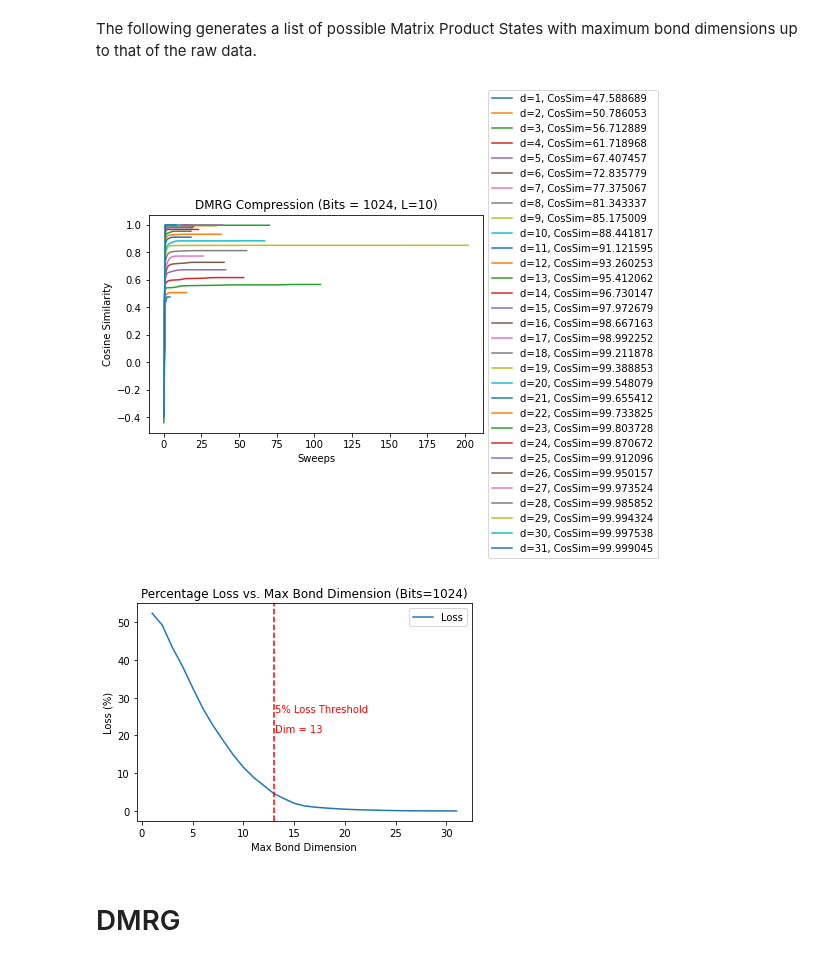
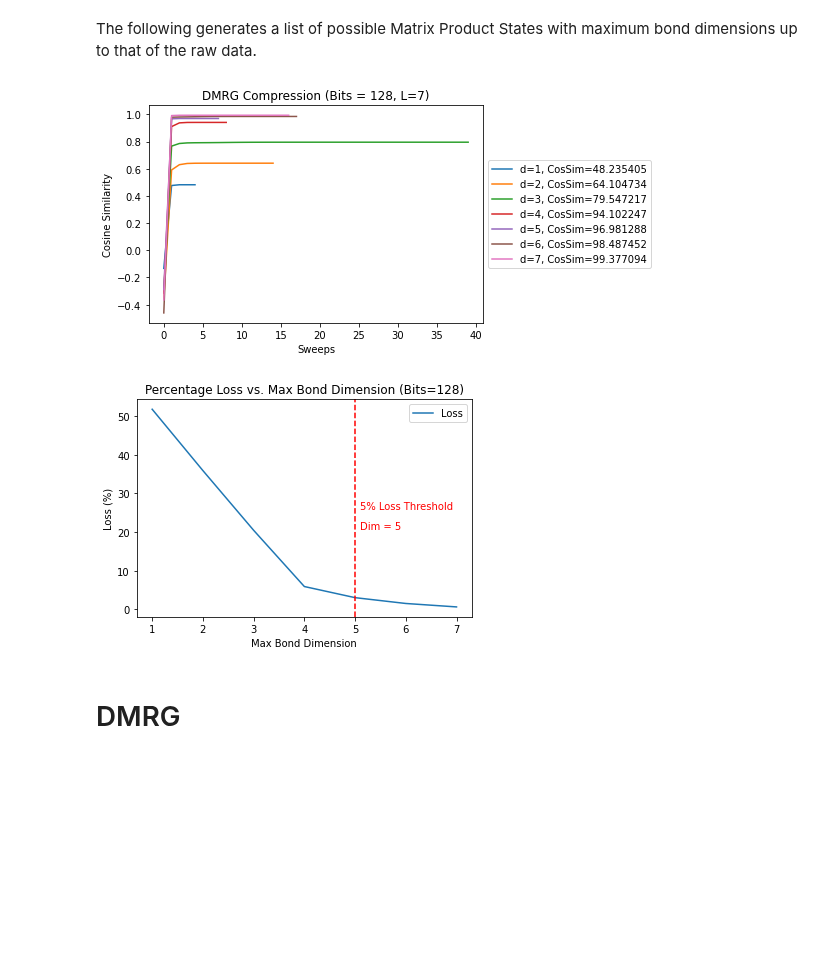
Before and after one commit to aaronleesander/DMRG-inspired-Algorithms-for-Neural-Network-Compression, a Jupyter notebook: main.ipynb, the cells around one changed output. Saved outputs shown, nothing was run; the diff lists cells and outputs as text; code cells hidden in the pictures; blank space fills up the shorter version.

```diff
--- a/main.ipynb
+++ b/main.ipynb
@@ -27,11 +27,11 @@ The following generates a list of possible Matrix Product States with maximum bo
 # %%
 # Physical dimension
 d = 2
-data = rawData(bits=1024, phys_dim=d)
+data = rawData(bits=128, phys_dim=d)
 compressed_data = compressedData(data.MPS, phys_dim=d)
 # %% [output]
-[figure, old version]
+[figure, new version]
-[figure, old version]
+[figure, new version]
 # %% [markdown]
 # DMRG
 # %%
```
Also changed, not shown: parts of 9 cells of this notebook.
